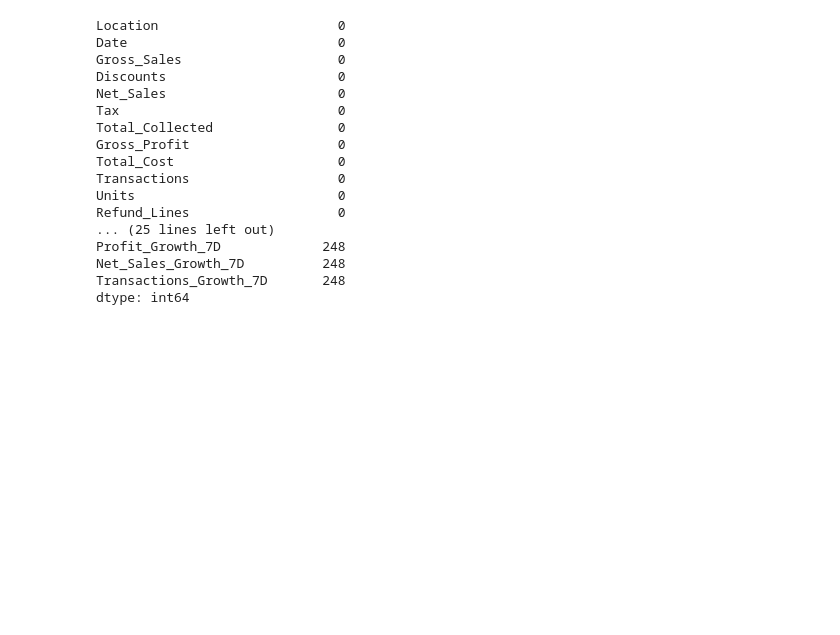
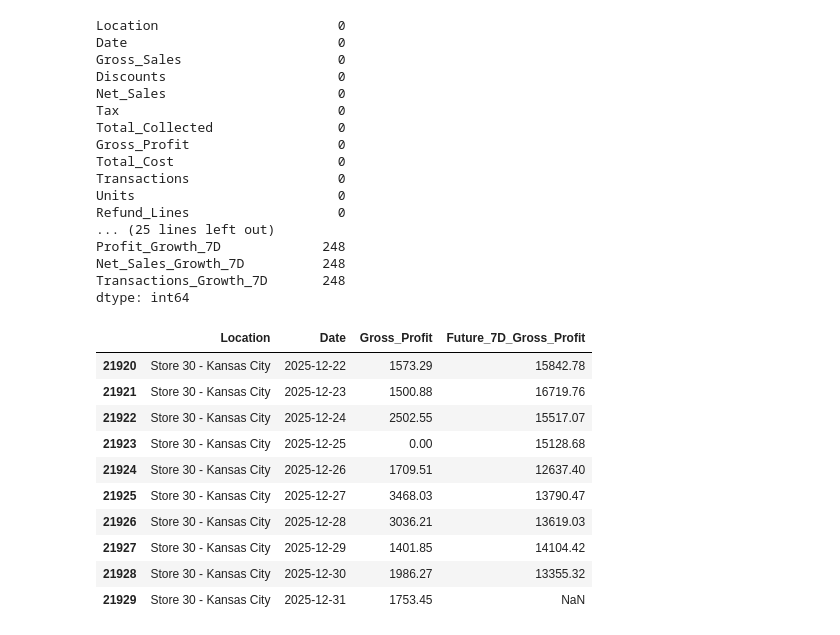
Before and after one commit to shehab358/ProfitLens-Profit-Intelligence-Revenue-Optimization-Platform-, a Jupyter notebook: notebooks/Data_Engineering/Data_engineering.ipynb, the cells around one changed output. Drawn from its saved outputs; the diff is of its cells as text; code cells hidden in the pictures; blank space fills up the shorter version.

```diff
--- a/notebooks/Data_Engineering/Data_engineering.ipynb
+++ b/notebooks/Data_Engineering/Data_engineering.ipynb
@@ -383,3 +398,27 @@ Profit_Growth_7D             248
 Net_Sales_Growth_7D          248
 Transactions_Growth_7D       248
 dtype: int64
+# %%
+store_day["Future_7D_Gross_Profit"] = (
+    store_day.groupby("Location")["Gross_Profit"]
+    .transform(lambda x: x.shift(-1).rolling(7).sum())
+)
+# %%
+store_day[[
+    "Location",
+    "Date",
+    "Gross_Profit",
+    "Future_7D_Gross_Profit"
+]].tail(10)
+# %% [output]
+|  | Location | Date | Gross_Profit | Future_7D_Gross_Profit |
+| 21920 | Store 30 - Kansas City | 2025-12-22 | 1573.29 | 15842.78 |
+| 21921 | Store 30 - Kansas City | 2025-12-23 | 1500.88 | 16719.76 |
+| 21922 | Store 30 - Kansas City | 2025-12-24 | 2502.55 | 15517.07 |
+| 21923 | Store 30 - Kansas City | 2025-12-25 | 0.00 | 15128.68 |
+| 21924 | Store 30 - Kansas City | 2025-12-26 | 1709.51 | 12637.40 |
+| 21925 | Store 30 - Kansas City | 2025-12-27 | 3468.03 | 13790.47 |
+| 21926 | Store 30 - Kansas City | 2025-12-28 | 3036.21 | 13619.03 |
+| 21927 | Store 30 - Kansas City | 2025-12-29 | 1401.85 | 14104.42 |
+| 21928 | Store 30 - Kansas City | 2025-12-30 | 1986.27 | 13355.32 |
+| 21929 | Store 30 - Kansas City | 2025-12-31 | 1753.45 | NaN |
```
Also changed, not shown: parts of 4 cells of this notebook, 5 other files.
